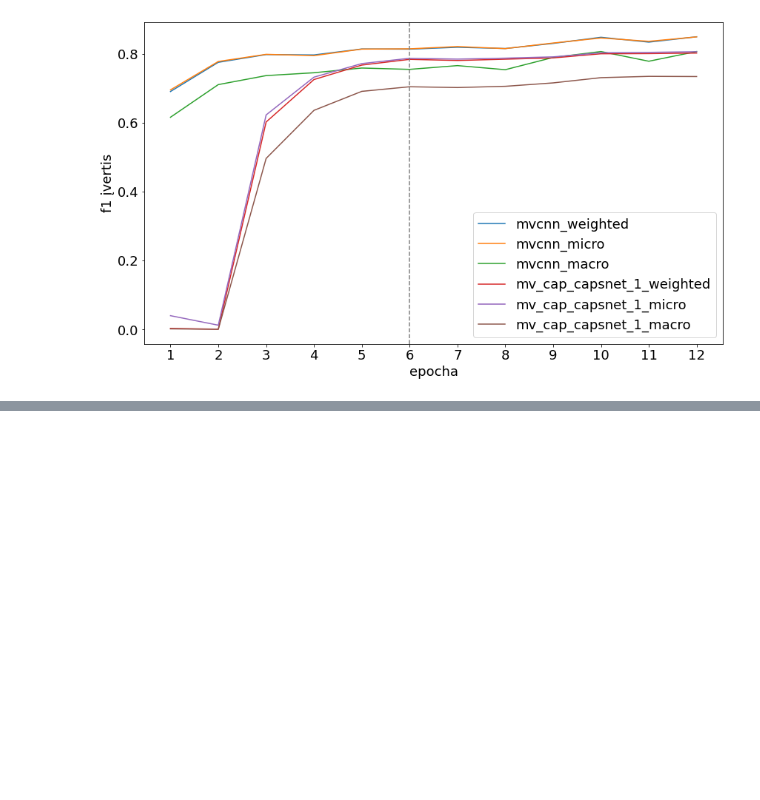
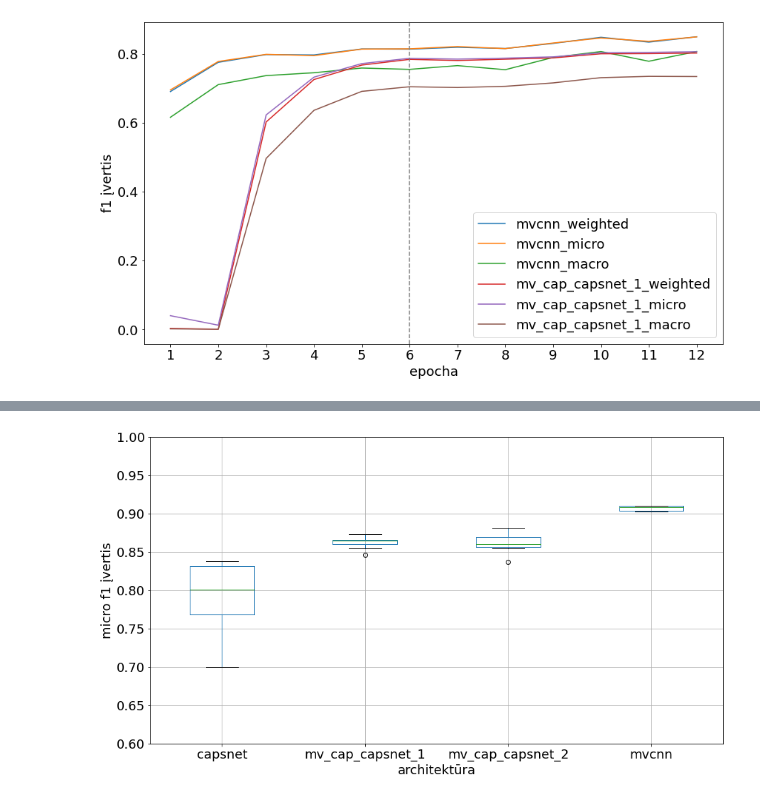
Before and after one commit to AleksasVaitulevicius/masters_kaggle, a Jupyter notebook: metrics.ipynb, the cells around one changed output, grey strips where cells are left out. Cells and saved outputs as stored; diff of their text form; code cells hidden in the pictures; blank space fills up the shorter version.

```diff
--- a/metrics.ipynb
+++ b/metrics.ipynb
@@ -427,0 +484,11 @@ plt.savefig(f'{sample_share}_sample_f1.png')
+# %%
+
+ax = metrics.drop(['f1_weighted', 'f1_macro'], axis='columns').boxplot(by='file_type', figsize=(14, 8), fontsize=18)
+ax.set_xlabel('architektūra', fontsize=18)
+ax.set_ylabel('micro f1 įvertis', fontsize=18)
+ax.set_ylim(0.6, 0.95)
+ax.get_figure().suptitle('')
+ax.set_title('')
+plt.savefig(f'boxplot_f1_micro.png')
+# %% [output]
+[figure, added]
```
Also changed, not shown: parts of 4 cells of this notebook.
